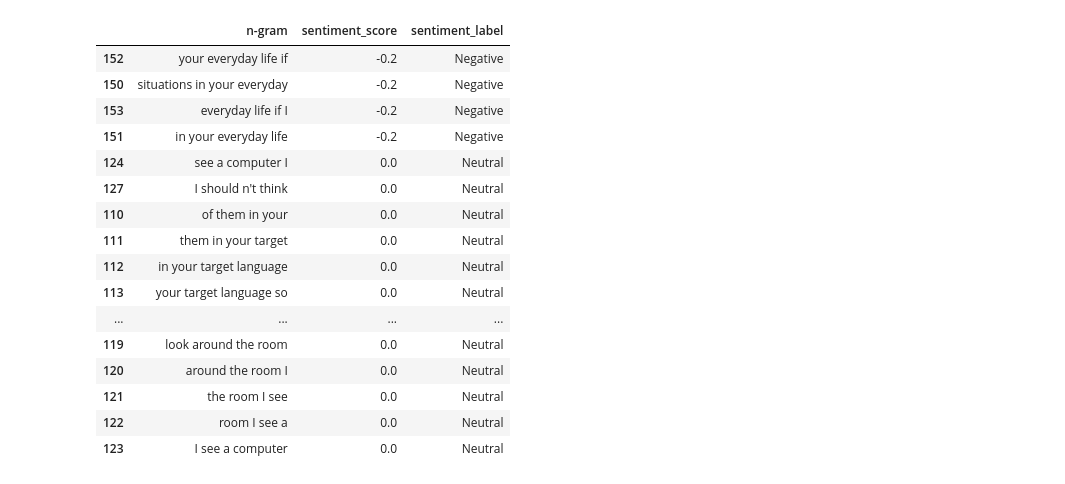
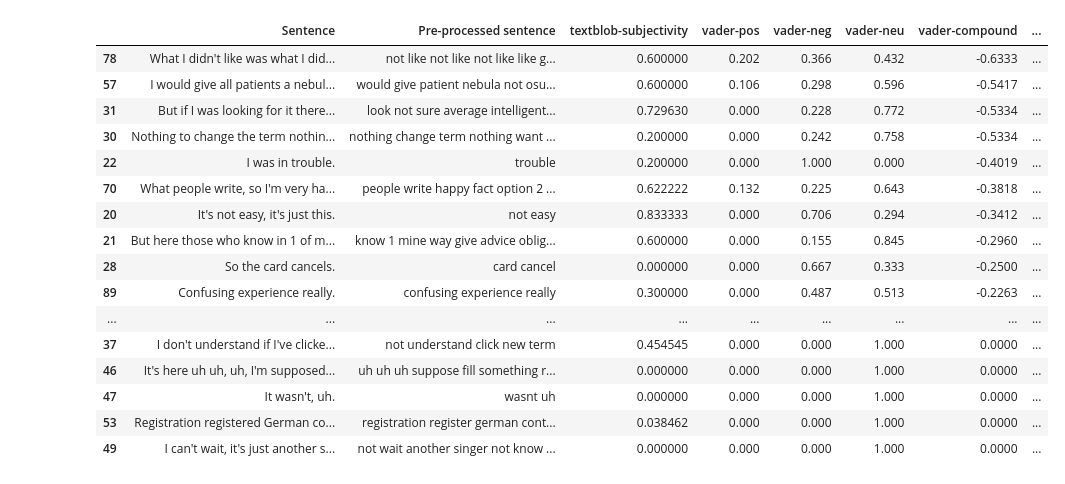
Before and after one commit to luc-rap/Analyza-sentimentu-VADER, a Jupyter notebook: textblob.ipynb, the cells around one changed output. Drawn from its saved outputs; the diff is of its cells as text; code cells hidden in the pictures.

```diff
--- a/textblob.ipynb
+++ b/textblob.ipynb
@@ -212,0 +274,34 @@ print(test_sentence_)
+# %%
+def search(values, searchFor):
+    for word in searchFor:
+        for k in values:
+            for v in values[k]:
+                if searchFor in v:
+                    return k
+    return None
+# %%
+df_azure_speech = pd.DataFrame(columns=['Sentence', 'Pre-processed sentence', 'textblob-subjectivity', 'vader-pos', 'vader-neg', 'vader-neu', 'vader-compound', 'vader-polarity', 'sentiment-category'])
+pos_words_str_vader = ""
+neg_words_str_vader = ""
+# %%
+for sentence, line in zip(sentences, preprocessed_text):
+    line = " ".join(line)
+    txtblob_object = TextBlob(line)
+    subjectivity = txtblob_object.sentiment.subjectivity
+    sentiment_vader = analyzer.polarity_scores(line)
+
+    sent_cat = []
+
+    if search(sentiment_category, line) is not None:
+        sent_cat.append(search(sentiment_category, line))
+
+    if sentiment_vader['compound'] < 0:
+        polarity = 'Negative'
+        neg_words_str_vader += line
+
+    elif sentiment_vader['compound'] > 0:
+        polarity = 'Positive'
+        pos_words_str_vader += line
+    else:
+        polarity = 'Neutral'
+    df_azure_speech = df_azure_speech.append({'Sentence': sentence,'Pre-processed sentence': line, 'textblob-subjectivity': subjectivity, 'vader-pos': sentiment_vader['pos'], 'vader-neg': sentiment_vader['neg'], 'vader-neu':sentiment_vader['neu'], 'vader-compound':sentiment_vader['compound'], 'vader-polarity': polarity, 'sentiment-category': sent_cat}, ignore_index=True)
@@ -323,9 +382,0 @@ analyzer = SentimentIntensityAnalyzer()
-# %%
-# textblob_objects = TextBlob(lines_lemma)
-for sentence, line in zip(sentences, lines_lemma):
-    txtblob_object = TextBlob(line)
-    sentiment = txtblob_object.sentiment.polarity
-    subjectivity = txtblob_object.sentiment.subjectivity
-    sentiment_vader = analyzer.polarity_scores(txtblob_object)
-    # df_azure_speech = pd.DataFrame(columns=['Sentence', 'Pre-processed sentence', 'textblob-subjectivity', 'textblob-score', 'vader-pos','textblob-polarity', 'vader-neg', 'vader-neu', 'vader-compound', 'vader-polarity'])
-    df_azure_speech = df_azure_speech.append({'Sentence': sentence,'Pre-processed sentence': line, 'textblob-subjectivity': subjectivity, 'textblob-score': sentiment, 'vader-pos': sentiment_vader['pos'], 'vader-neg': sentiment_vader['neg'], 'vader-neu':sentiment_vader['neu'], 'vader-compound':sentiment_vader['compound']}, ignore_index=True)
@@ -530,21 +403,21 @@ df_results.sentiment_label.value_counts().plot(kind='pie')
 # %%
-df_results.sort_values('sentiment_score').head(20)
+df_azure_speech.sort_values('vader-compound').head(20)
 # %% [output]
-|  | n-gram | sentiment_score | sentiment_label |
-| 152 | your everyday life if | -0.2 | Negative |
-| 150 | situations in your everyday | -0.2 | Negative |
-| 153 | everyday life if I | -0.2 | Negative |
-| 151 | in your everyday life | -0.2 | Negative |
-| 124 | see a computer I | 0.0 | Neutral |
-| 127 | I should n't think | 0.0 | Neutral |
-| 110 | of them in your | 0.0 | Neutral |
-| 111 | them in your target | 0.0 | Neutral |
-| 112 | in your target language | 0.0 | Neutral |
-| 113 | your target language so | 0.0 | Neutral |
-| ... | ... | ... | ... |
-| 119 | look around the room | 0.0 | Neutral |
-| 120 | around the room I | 0.0 | Neutral |
-| 121 | the room I see | 0.0 | Neutral |
-| 122 | room I see a | 0.0 | Neutral |
-| 123 | I see a computer | 0.0 | Neutral |
+|  | Sentence | Pre-processed sentence | textblob-subjectivity | vader-pos | vader-neg | vader-neu | vader-compound | ... |
+| 78 | What I didn't like was what I did... | not like not like not like like g... | 0.600000 | 0.202 | 0.366 | 0.432 | -0.6333 | ... |
+| 57 | I would give all patients a nebul... | would give patient nebula not osu... | 0.600000 | 0.106 | 0.298 | 0.596 | -0.5417 | ... |
+| 31 | But if I was looking for it there... | look not sure average intelligent... | 0.729630 | 0.000 | 0.228 | 0.772 | -0.5334 | ... |
+| 30 | Nothing to change the term nothin... | nothing change term nothing want ... | 0.200000 | 0.000 | 0.242 | 0.758 | -0.5334 | ... |
+| 22 | I was in trouble. | trouble | 0.200000 | 0.000 | 1.000 | 0.000 | -0.4019 | ... |
+| 70 | What people write, so I'm very ha... | people write happy fact option 2 ... | 0.622222 | 0.132 | 0.225 | 0.643 | -0.3818 | ... |
+| 20 | It's not easy, it's just this. | not easy | 0.833333 | 0.000 | 0.706 | 0.294 | -0.3412 | ... |
+| 21 | But here those who know in 1 of m... | know 1 mine way give advice oblig... | 0.600000 | 0.000 | 0.155 | 0.845 | -0.2960 | ... |
+| 28 | So the card cancels. | card cancel | 0.000000 | 0.000 | 0.667 | 0.333 | -0.2500 | ... |
+| 89 | Confusing experience really. | confusing experience really | 0.300000 | 0.000 | 0.487 | 0.513 | -0.2263 | ... |
+| ... | ... | ... | ... | ... | ... | ... | ... | ... |
+| 37 | I don't understand if I've clicke... | not understand click new term | 0.454545 | 0.000 | 0.000 | 1.000 | 0.0000 | ... |
+| 46 | It's here uh uh, uh, I'm supposed... | uh uh uh suppose fill something r... | 0.000000 | 0.000 | 0.000 | 1.000 | 0.0000 | ... |
+| 47 | It wasn't, uh. | wasnt uh | 0.000000 | 0.000 | 0.000 | 1.000 | 0.0000 | ... |
+| 53 | Registration registered German co... | registration register german cont... | 0.038462 | 0.000 | 0.000 | 1.000 | 0.0000 | ... |
+| 49 | I can't wait, it's just another s... | not wait another singer not know ... | 0.000000 | 0.000 | 0.000 | 1.000 | 0.0000 | ... |
 # %%
```
Also changed, not shown: parts of 88 cells of this notebook, 1 other file.
